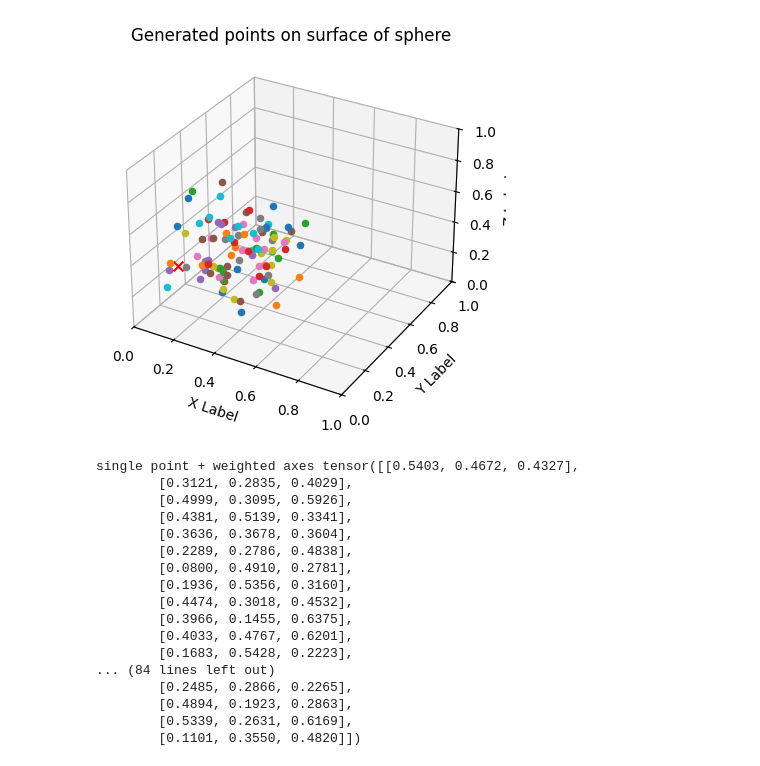
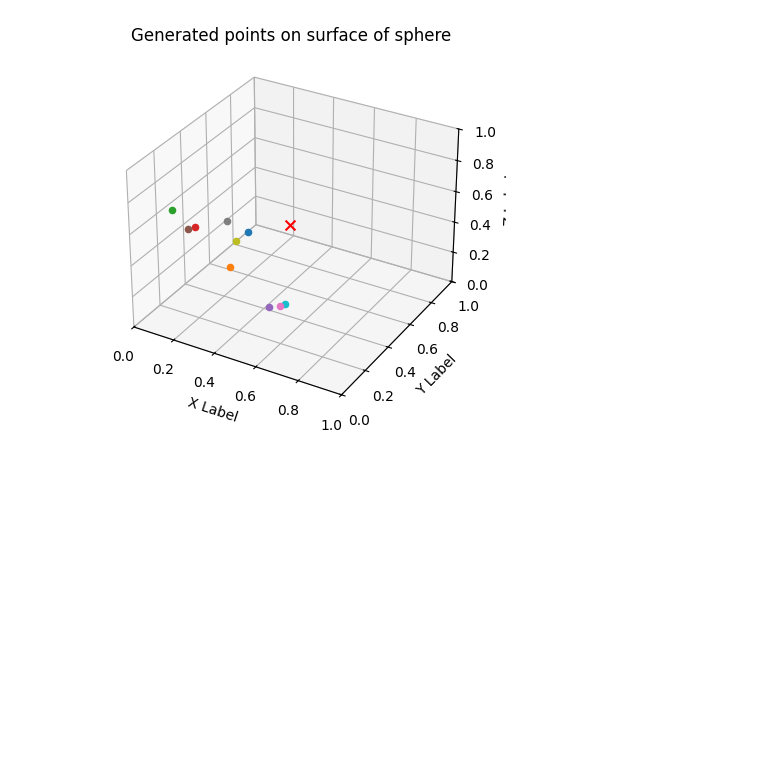
Before and after one commit to Schaban1/bachelor_thesis, a Jupyter notebook: scripts/recommender_test.ipynb, the cells around one changed output. Saved outputs shown, nothing was run; the diff lists cells and outputs as text; code cells hidden in the pictures; blank space fills up the shorter version.

```diff
--- a/scripts/recommender_test.ipynb
+++ b/scripts/recommender_test.ipynb
@@ -38,33 +9,14 @@ single point tensor([[-7.2630e-01,  4.0302e-01, -2.2536e-01],
 # %%
 # test single point + weighted axes recommender
 latent_bounds = (0., 1.)
+dummy_user_profile = torch.rand(size=(3,))
 embedding_bounds = (0., 1.)
 single_weighted_recommender = SinglePointWeightedAxesRecommender(n_latent_axis=1, n_embedding_axis=2,
-                                                                    latent_bounds=latent_bounds,
-                                                                    embedding_bounds=embedding_bounds,
-                                                                    exploration_factor=0.5)
+                                                                    exploration_factor=1.0)
 weighted_axes_recommendations = single_weighted_recommender.recommend_embeddings(user_profile=dummy_user_profile,
-                                                                                    n_recommendations=100)
+                                                                                    n_recommendations=10)
 if dummy_user_profile.shape[0] == 3:
     display_generated_points(weighted_axes_recommendations, user_profile=dummy_user_profile,
                                 x_bounds=embedding_bounds, y_bounds=embedding_bounds, z_bounds=embedding_bounds)
-print("single point + weighted axes", weighted_axes_recommendations)
 # %% [output]
-[figure, old version]
+[figure, new version]
-single point + weighted axes tensor([[0.5403, 0.4672, 0.4327],
-        [0.3121, 0.2835, 0.4029],
-        [0.4999, 0.3095, 0.5926],
-        [0.4381, 0.5139, 0.3341],
-        [0.3636, 0.3678, 0.3604],
-        [0.2289, 0.2786, 0.4838],
-        [0.0800, 0.4910, 0.2781],
-        [0.1936, 0.5356, 0.3160],
-        [0.4474, 0.3018, 0.4532],
-        [0.3966, 0.1455, 0.6375],
-        [0.4033, 0.4767, 0.6201],
-        [0.1683, 0.5428, 0.2223],
-... (84 lines left out)
-        [0.2485, 0.2866, 0.2265],
-        [0.4894, 0.1923, 0.2863],
-        [0.5339, 0.2631, 0.6169],
-        [0.1101, 0.3550, 0.4820]])
```
Also changed, not shown: parts of 2 cells of this notebook, 5 other files.
